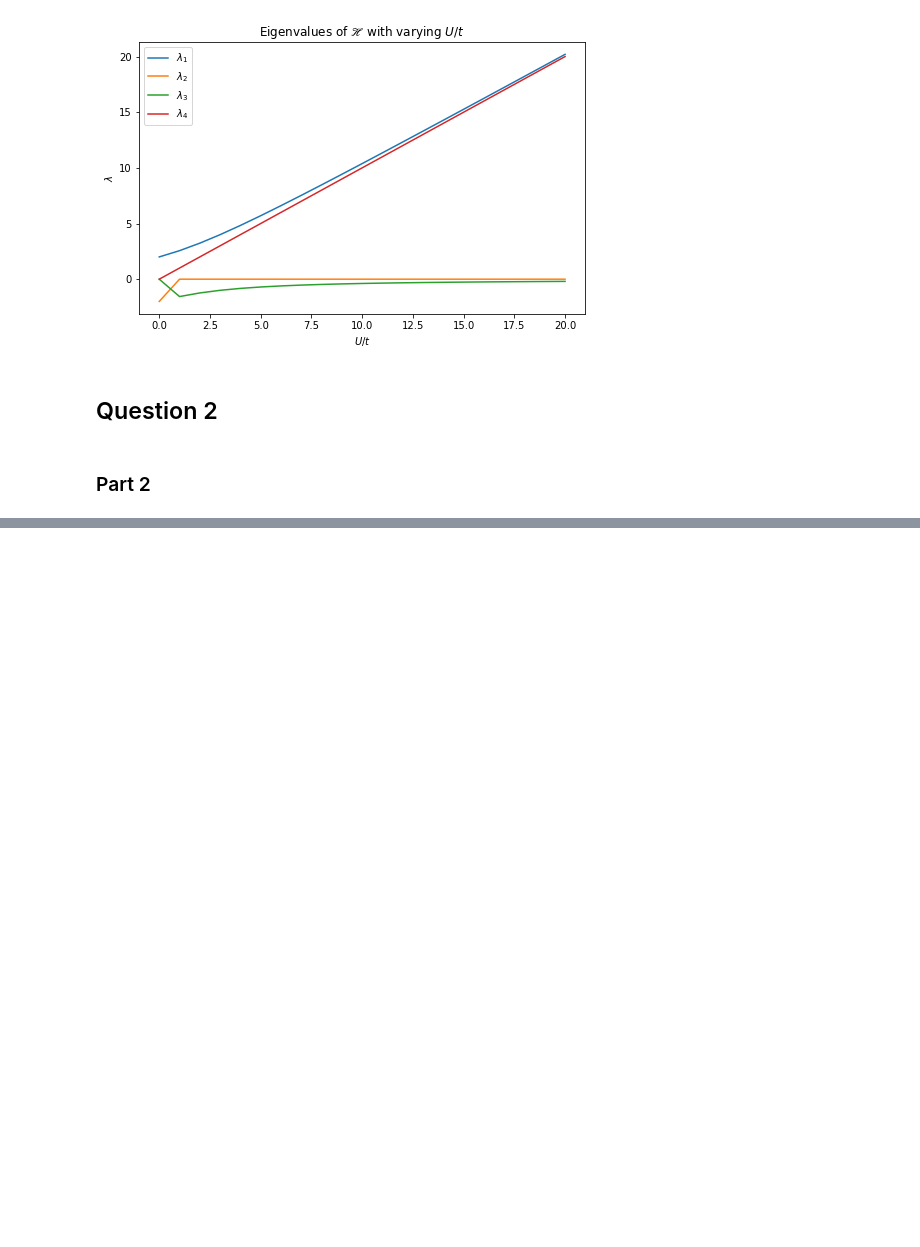
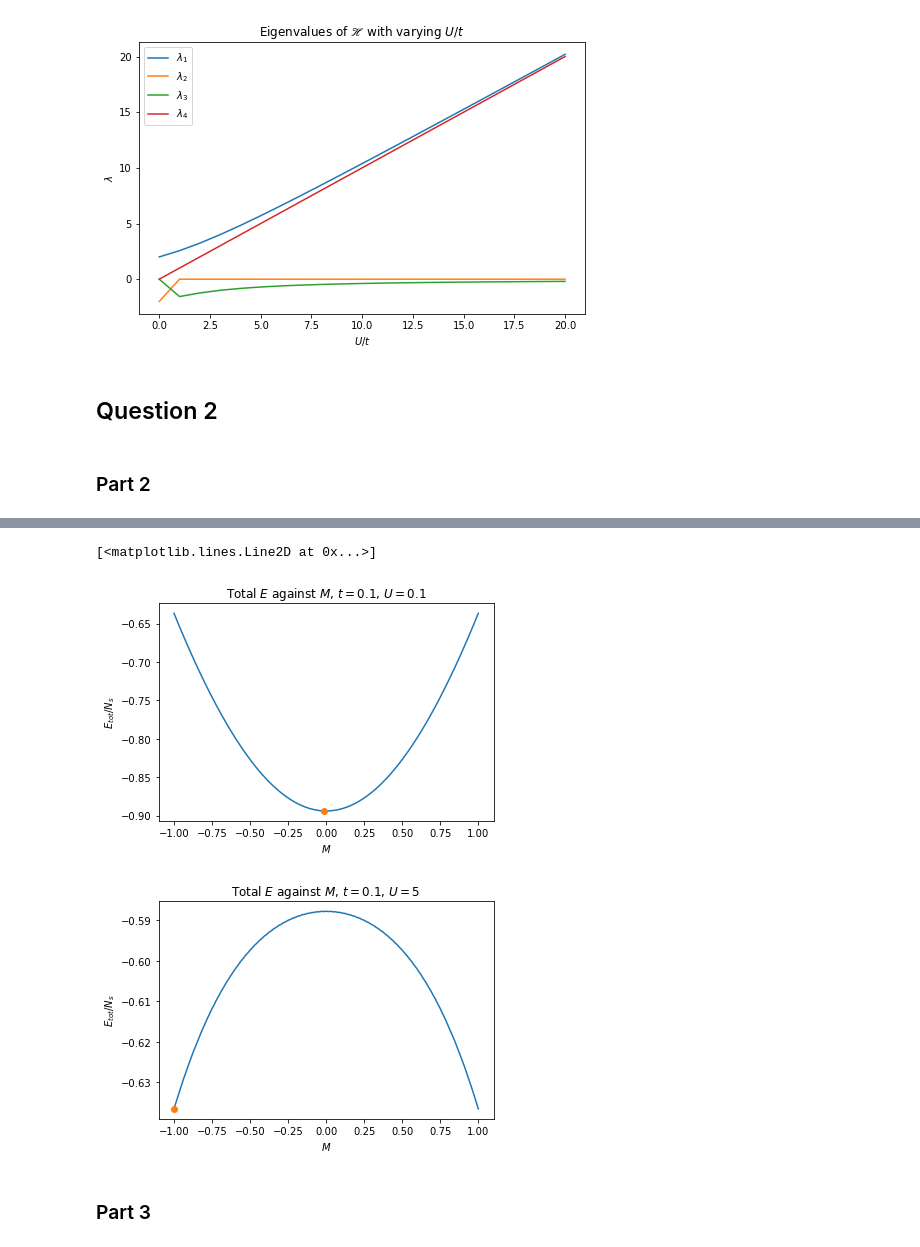
Before and after one commit to joshedmundson/PH4044-Tutorial-2, a Jupyter notebook: PH4044 Tutorial 2 Code.ipynb, the cells around one changed output, grey strips where cells are left out. Saved outputs shown, nothing was run; the diff lists cells and outputs as text; code cells hidden in the pictures; blank space fills up the shorter version.

```diff
--- a/PH4044 Tutorial 2 Code.ipynb
+++ b/PH4044 Tutorial 2 Code.ipynb
@@ -109,0 +105,28 @@ plt.plot(min_M, min_energy, marker='o')
+# %%
+# --------------------- Part (e) --------------------------
+# Plot below the Stoner Transition
+M, energy, min_M, min_energy = E_against_M(k, N_s, N, t=1, U=0.1)
+
+fig = plt.figure()
+plt.title(f"Total $E$ against $M$, $t=0.1$, $U=0.1$")
+plt.xlabel('$M$')
+plt.ylabel('$E_{tot}/N_s$')
+plt.plot(M, energy)
+plt.plot(min_M, min_energy, marker='o')
+
+
+# Plot above the Stoner Transition
+M, energy, min_M, min_energy = E_against_M(k, N_s, N, t=1, U=5)
+
+fig = plt.figure()
+plt.title(f"Total $E$ against $M$, $t=0.1$, $U=5$")
+plt.xlabel('$M$')
+plt.ylabel('$E_{tot}/N_s$')
+plt.plot(M, energy)
+plt.plot(min_M, min_energy, marker='o')
+# %% [output]
+[<matplotlib.lines.Line2D at 0x...>]
+[figure, added]
+[figure, added]
+# %% [markdown]
+### Part 3
```
Also changed, not shown: parts of 4 cells of this notebook.
